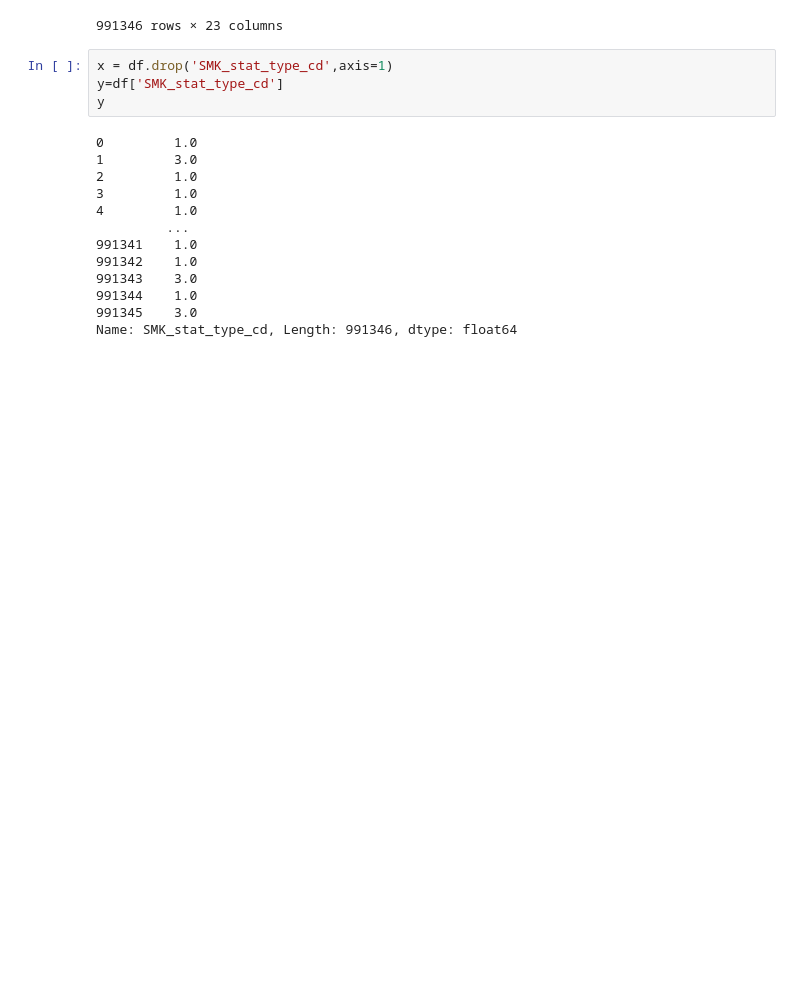
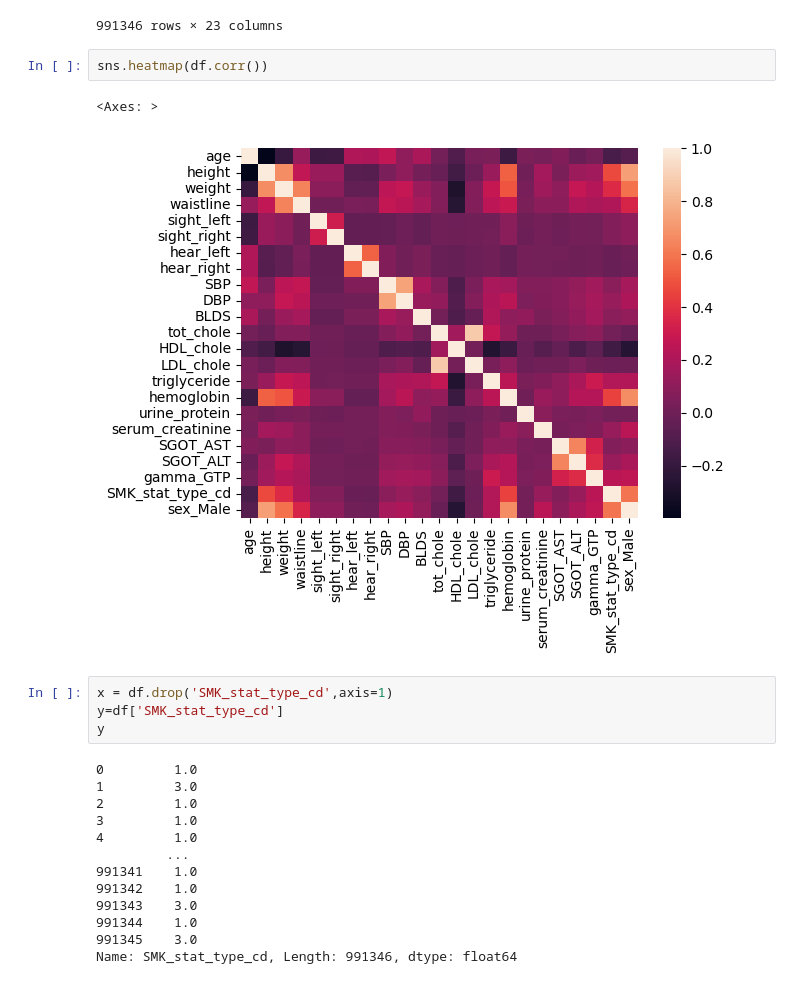
Before and after one commit to pxndey/ml-projects, a Jupyter notebook: drinking-smoking/smokers.ipynb, the cells around one changed output. Cells and saved outputs as stored; diff of their text form; blank space fills up the shorter version.

```diff
--- a/drinking-smoking/smokers.ipynb
+++ b/drinking-smoking/smokers.ipynb
@@ -91,6 +91,11 @@ df
 | 991344 | 25 | 175 | 60 | 72.0 | 1.5 | 1.0 | 1.0 | 1.0 | 119.0 | ... |
 | 991345 | 50 | 160 | 70 | 90.5 | 1.0 | 1.5 | 1.0 | 1.0 | 133.0 | ... |
 991346 rows × 23 columns
+# %%
+sns.heatmap(df.corr())
+# %% [output]
+<Axes: >
+[figure, added]
 # %%
 x = df.drop('SMK_stat_type_cd',axis=1)
 y=df['SMK_stat_type_cd']
```
Also changed, not shown: 4 other files.
